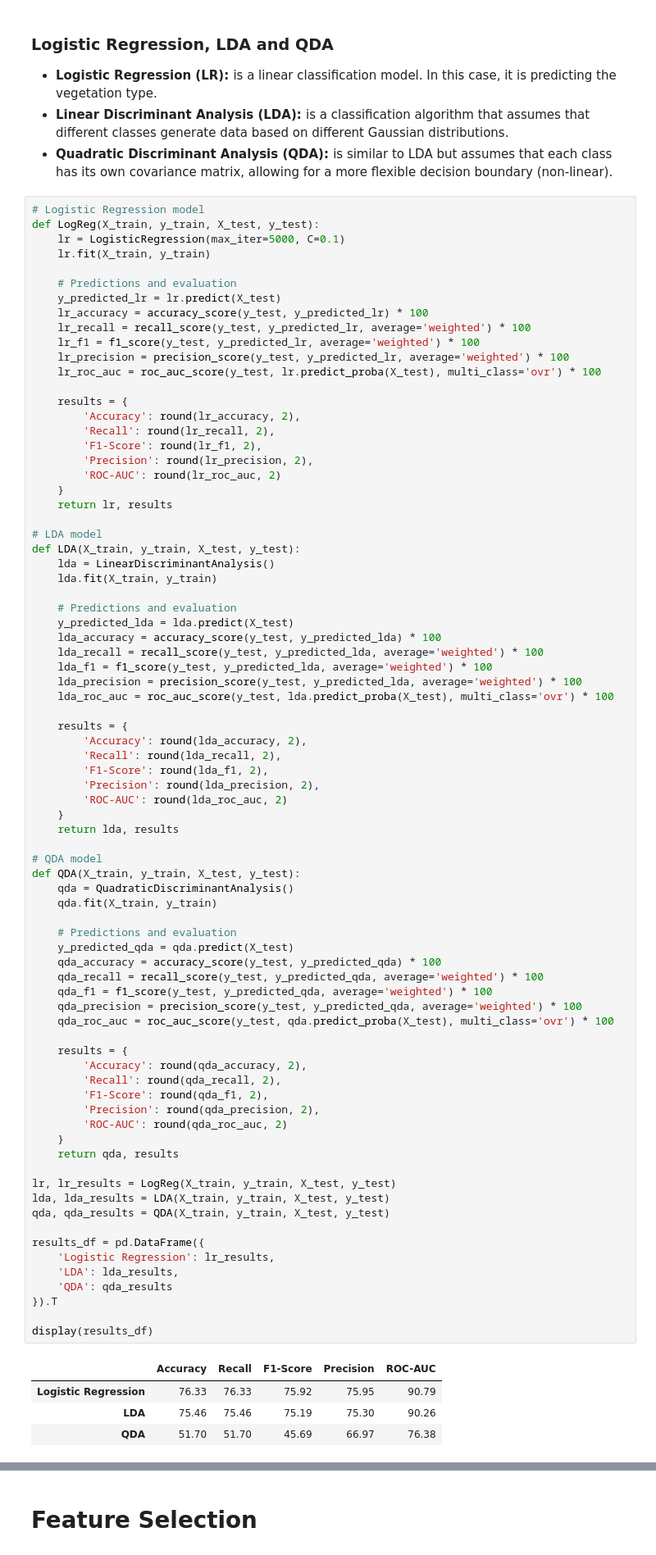
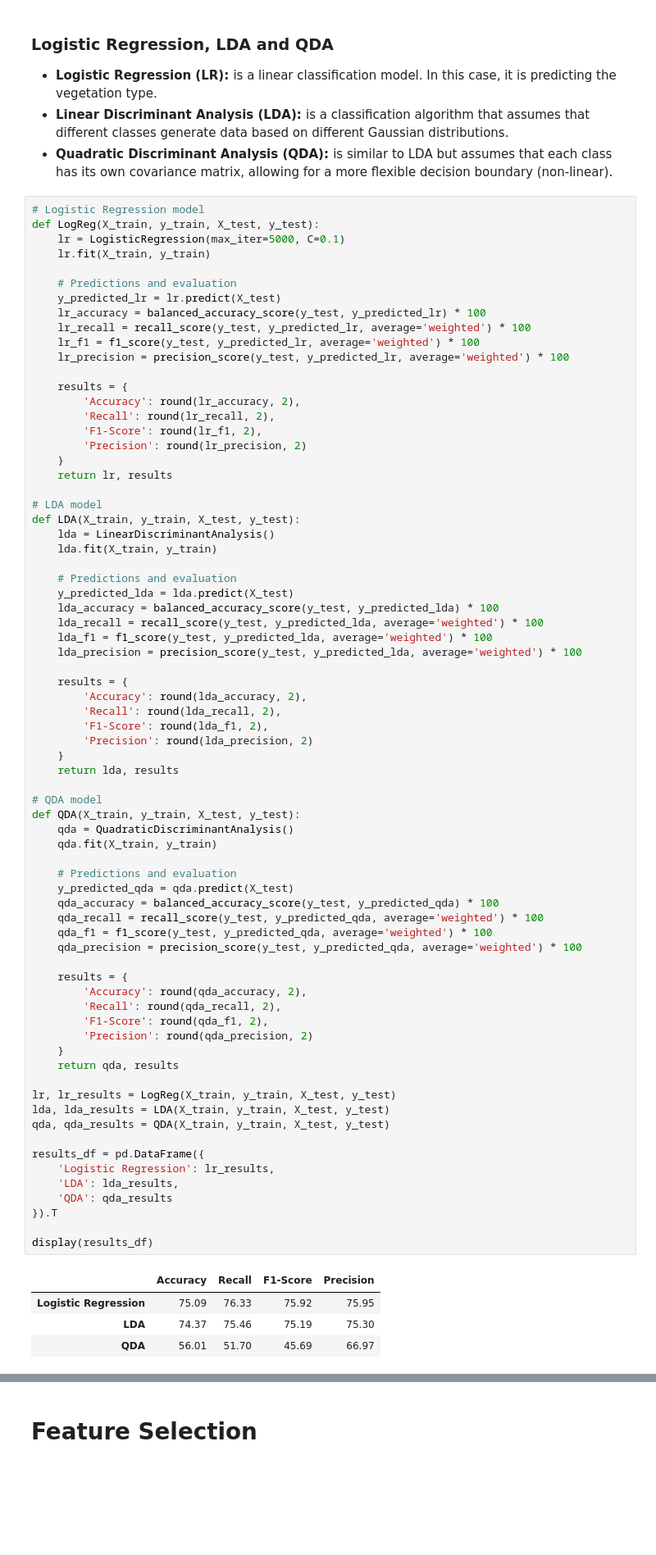
Before and after one commit to jorgemartins1986/APRAU_1050497_1050532, a Jupyter notebook: assignment.ipynb, the cells around one changed output, grey strips where cells are left out. Shown at 82% size. Drawn from its saved outputs; the diff is of its cells as text; blank space fills up the shorter version.

```diff
--- a/assignment.ipynb
+++ b/assignment.ipynb
@@ -481,18 +493,16 @@ def LogReg(X_train, y_train, X_test, y_test):
 
     # Predictions and evaluation
     y_predicted_lr = lr.predict(X_test)
-    lr_accuracy = accuracy_score(y_test, y_predicted_lr) * 100
+    lr_accuracy = balanced_accuracy_score(y_test, y_predicted_lr) * 100
     lr_recall = recall_score(y_test, y_predicted_lr, average='weighted') * 100
     lr_f1 = f1_score(y_test, y_predicted_lr, average='weighted') * 100
     lr_precision = precision_score(y_test, y_predicted_lr, average='weighted') * 100
-    lr_roc_auc = roc_auc_score(y_test, lr.predict_proba(X_test), multi_class='ovr') * 100
 
     results = {
         'Accuracy': round(lr_accuracy, 2),
         'Recall': round(lr_recall, 2),
         'F1-Score': round(lr_f1, 2),
-        'Precision': round(lr_precision, 2),
-        'ROC-AUC': round(lr_roc_auc, 2)
+        'Precision': round(lr_precision, 2)
     }
     return lr, results
 
@@ -503,58 +513,54 @@ def LDA(X_train, y_train, X_test, y_test):
 
     # Predictions and evaluation
     y_predicted_lda = lda.predict(X_test)
-    lda_accuracy = accuracy_score(y_test, y_predicted_lda) * 100
+    lda_accuracy = balanced_accuracy_score(y_test, y_predicted_lda) * 100
     lda_recall = recall_score(y_test, y_predicted_lda, average='weighted') * 100
     lda_f1 = f1_score(y_test, y_predicted_lda, average='weighted') * 100
     lda_precision = precision_score(y_test, y_predicted_lda, average='weighted') * 100
-    lda_roc_auc = roc_auc_score(y_test, lda.predict_proba(X_test), multi_class='ovr') * 100
 
     results = {
         'Accuracy': round(lda_accuracy, 2),
         'Recall': round(lda_recall, 2),
         'F1-Score': round(lda_f1, 2),
-        'Precision': round(lda_precision, 2),
-        'ROC-AUC': round(lda_roc_auc, 2)
+        'Precision': round(lda_precision, 2)
     }
     return lda, results
 
 # QDA model
 def QDA(X_train, y_train, X_test, y_test):
     qda = QuadraticDiscriminantAnalysis()
     qda.fit(X_train, y_train)
 
     # Predictions and evaluation
     y_predicted_qda = qda.predict(X_test)
-    qda_accuracy = accuracy_score(y_test, y_predicted_qda) * 100
+    qda_accuracy = balanced_accuracy_score(y_test, y_predicted_qda) * 100
     qda_recall = recall_score(y_test, y_predicted_qda, average='weighted') * 100
     qda_f1 = f1_score(y_test, y_predicted_qda, average='weighted') * 100
     qda_precision = precision_score(y_test, y_predicted_qda, average='weighted') * 100
-    qda_roc_auc = roc_auc_score(y_test, qda.predict_proba(X_test), multi_class='ovr') * 100
 
     results = {
         'Accuracy': round(qda_accuracy, 2),
         'Recall': round(qda_recall, 2),
         'F1-Score': round(qda_f1, 2),
-        'Precision': round(qda_precision, 2),
-        'ROC-AUC': round(qda_roc_auc, 2)
+        'Precision': round(qda_precision, 2)
     }
     return qda, results
 
 lr, lr_results = LogReg(X_train, y_train, X_test, y_test)
 lda, lda_results = LDA(X_train, y_train, X_test, y_test)
 qda, qda_results = QDA(X_train, y_train, X_test, y_test)
 
 results_df = pd.DataFrame({
     'Logistic Regression': lr_results,
     'LDA': lda_results,
     'QDA': qda_results
 }).T
 
 display(results_df)
 # %% [output]
-|  | Accuracy | Recall | F1-Score | Precision | ROC-AUC |
-| Logistic Regression | 76.33 | 76.33 | 75.92 | 75.95 | 90.79 |
-| LDA | 75.46 | 75.46 | 75.19 | 75.30 | 90.26 |
-| QDA | 51.70 | 51.70 | 45.69 | 66.97 | 76.38 |
+|  | Accuracy | Recall | F1-Score | Precision |
+| Logistic Regression | 75.09 | 76.33 | 75.92 | 75.95 |
+| LDA | 74.37 | 75.46 | 75.19 | 75.30 |
+| QDA | 56.01 | 51.70 | 45.69 | 66.97 |
 # %% [markdown]
 - <b>Logistic Regression</b>
```
Also changed, not shown: parts of 47 cells of this notebook.
